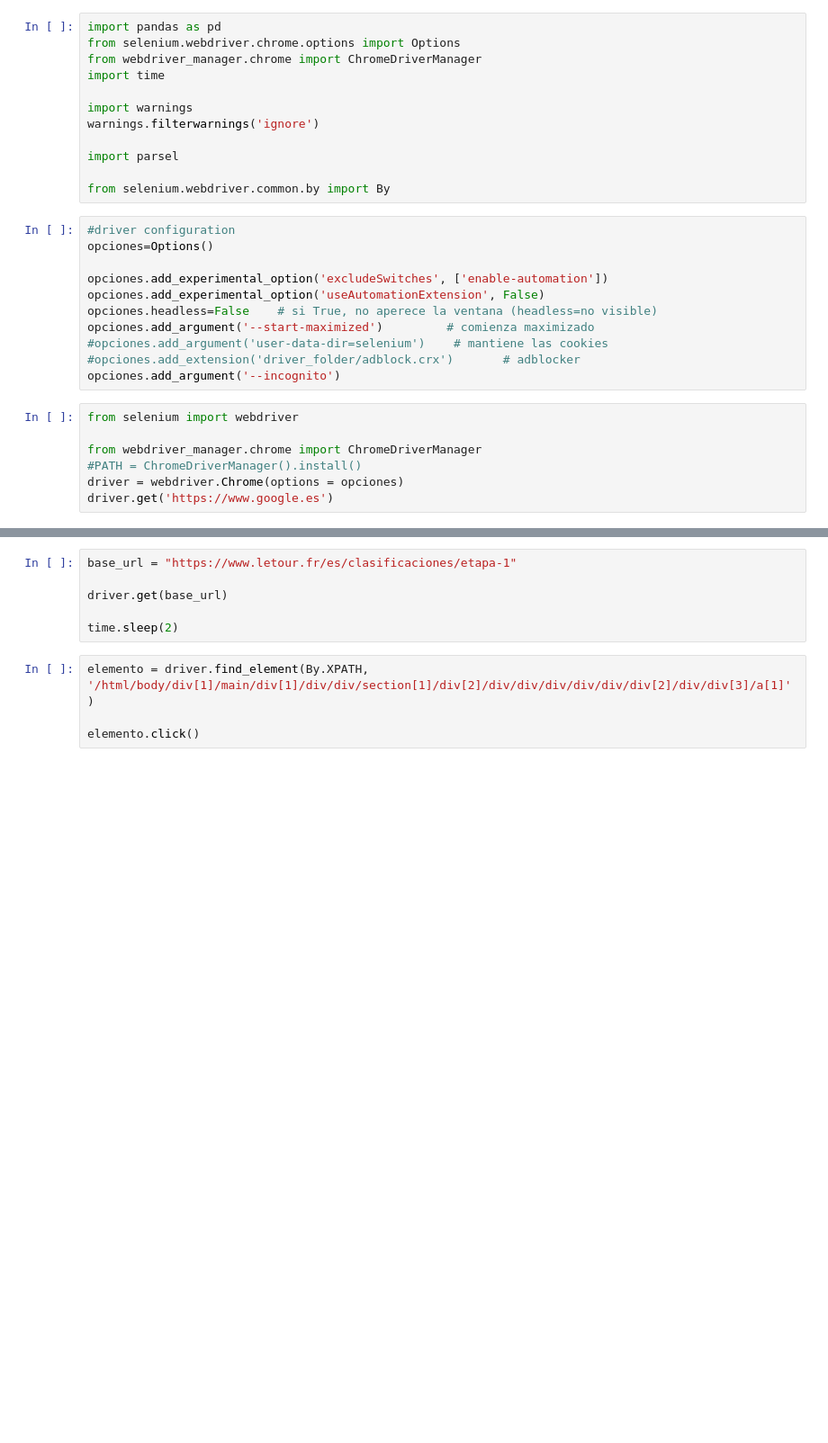
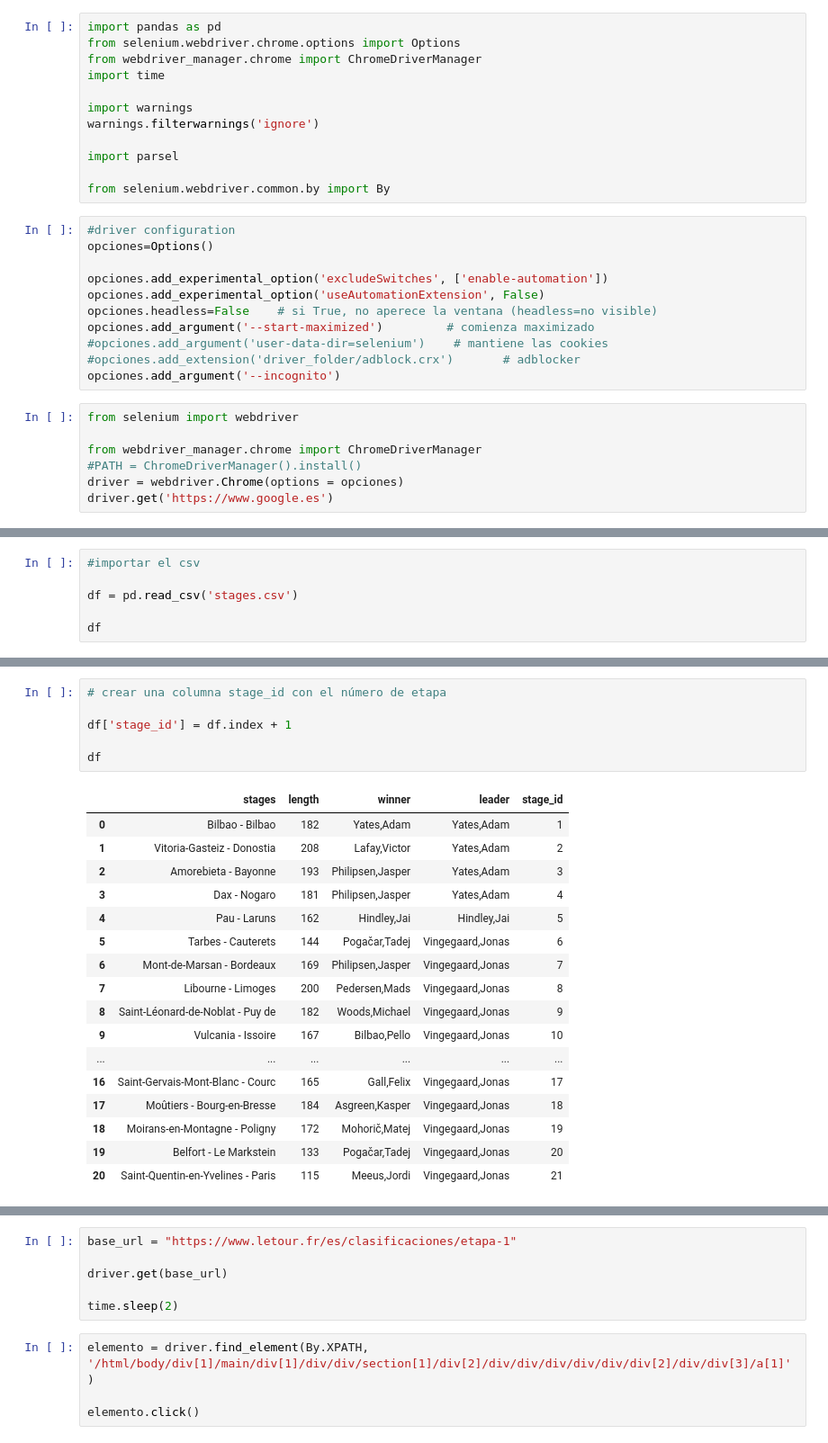
Before and after one commit to luisgh87/w4-project_ETL, a Jupyter notebook: Scrapping.ipynb, the cells around one changed output, grey strips where cells are left out. Shown at 90% size. Drawn from its saved outputs; the diff is of its cells as text; blank space fills up the shorter version.

```diff
--- a/Scrapping.ipynb
+++ b/Scrapping.ipynb
@@ -30,0 +138,6 @@ driver.get('https://www.google.es')
+# %%
+#importar el csv
+
+df = pd.read_csv('stages.csv')
+
+df
@@ -30,0 +162,24 @@ driver.get('https://www.google.es')
+# %%
+# crear una columna stage_id con el número de etapa
+
+df['stage_id'] = df.index + 1
+
+df
+# %% [output]
+|  | stages | length | winner | leader | stage_id |
+| 0 | Bilbao - Bilbao | 182 | Yates,Adam | Yates,Adam | 1 |
+| 1 | Vitoria-Gasteiz - Donostia | 208 | Lafay,Victor | Yates,Adam | 2 |
+| 2 | Amorebieta - Bayonne | 193 | Philipsen,Jasper | Yates,Adam | 3 |
+| 3 | Dax - Nogaro | 181 | Philipsen,Jasper | Yates,Adam | 4 |
+| 4 | Pau - Laruns | 162 | Hindley,Jai | Hindley,Jai | 5 |
+| 5 | Tarbes - Cauterets | 144 | Pogačar,Tadej | Vingegaard,Jonas | 6 |
+| 6 | Mont-de-Marsan - Bordeaux | 169 | Philipsen,Jasper | Vingegaard,Jonas | 7 |
+| 7 | Libourne - Limoges | 200 | Pedersen,Mads | Vingegaard,Jonas | 8 |
+| 8 | Saint-Léonard-de-Noblat - Puy de | 182 | Woods,Michael | Vingegaard,Jonas | 9 |
+| 9 | Vulcania - Issoire | 167 | Bilbao,Pello | Vingegaard,Jonas | 10 |
+| ... | ... | ... | ... | ... | ... |
+| 16 | Saint-Gervais-Mont-Blanc - Courc | 165 | Gall,Felix | Vingegaard,Jonas | 17 |
+| 17 | Moûtiers - Bourg-en-Bresse | 184 | Asgreen,Kasper | Vingegaard,Jonas | 18 |
+| 18 | Moirans-en-Montagne - Poligny | 172 | Mohorič,Matej | Vingegaard,Jonas | 19 |
+| 19 | Belfort - Le Markstein | 133 | Pogačar,Tadej | Vingegaard,Jonas | 20 |
+| 20 | Saint-Quentin-en-Yvelines - Paris | 115 | Meeus,Jordi | Vingegaard,Jonas | 21 |
```
Also changed, not shown: parts of 13 cells of this notebook, 5 other files.
